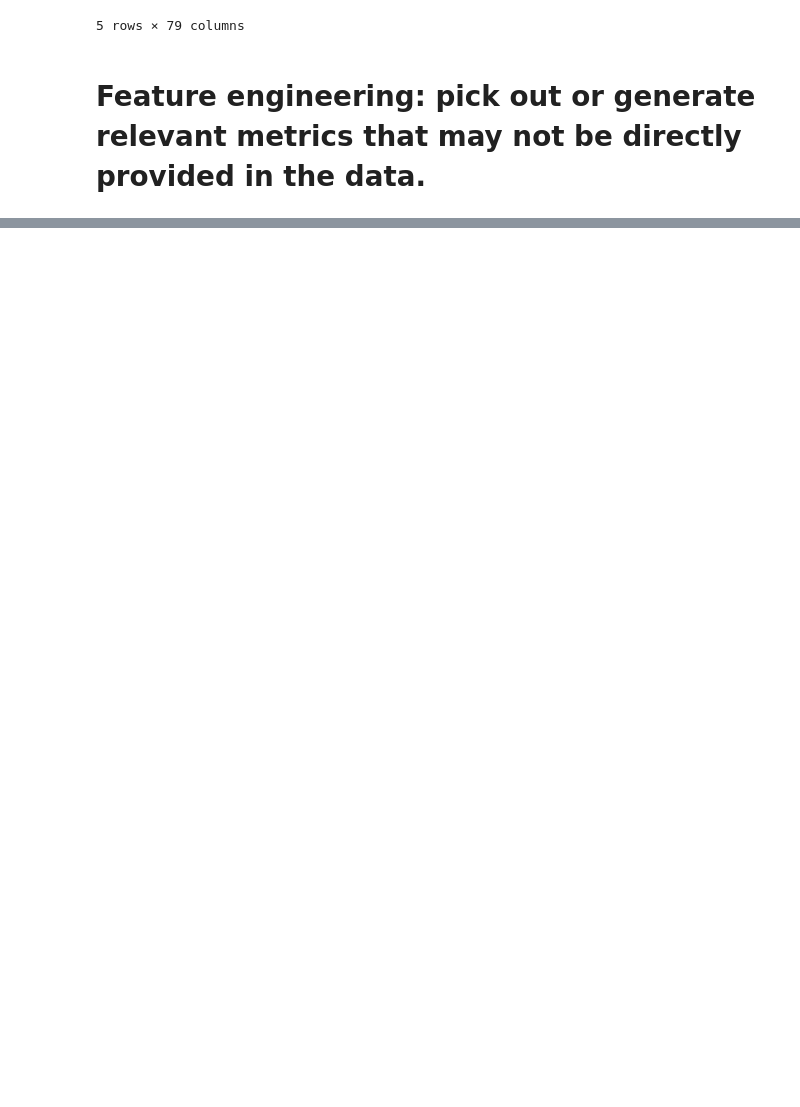
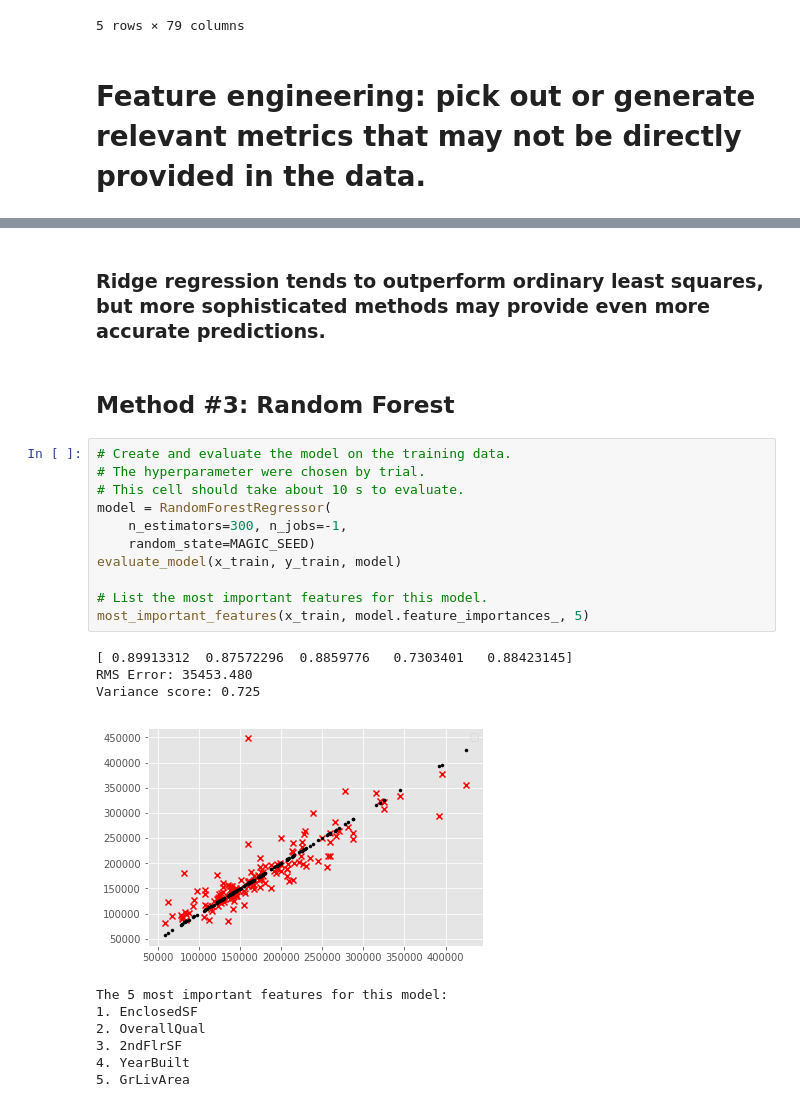
Before and after one commit to darrylgleason/Kaggle_House-Prices, a Jupyter notebook: House-Prices.ipynb, the cells around one changed output, grey strips where cells are left out. Saved outputs shown, nothing was run; the diff lists cells and outputs as text; blank space fills up the shorter version.

```diff
--- a/House-Prices.ipynb
+++ b/House-Prices.ipynb
@@ -286,0 +343,26 @@ Variance score: 0.770
+# %% [markdown]
+### Ridge regression tends to outperform ordinary least squares, but more sophisticated methods may provide even more accurate predictions.
+# %% [markdown]
+## Method #3: Random Forest
+# %%
+# Create and evaluate the model on the training data.
+# The hyperparameter were chosen by trial.
+# This cell should take about 10 s to evaluate.
+model = RandomForestRegressor(
+    n_estimators=300, n_jobs=-1,
+    random_state=MAGIC_SEED)
+evaluate_model(x_train, y_train, model)
+
+# List the most important features for this model.
+most_important_features(x_train, model.feature_importances_, 5)
+# %% [output]
+[ 0.89913312  0.87572296  0.8859776   0.7303401   0.88423145]
+RMS Error: 35453.480
+Variance score: 0.725
+[figure, added]
+The 5 most important features for this model:
+1. EnclosedSF
+2. OverallQual
+3. 2ndFlrSF
+4. YearBuilt
+5. GrLivArea
```
Also changed, not shown: parts of 27 cells of this notebook.
